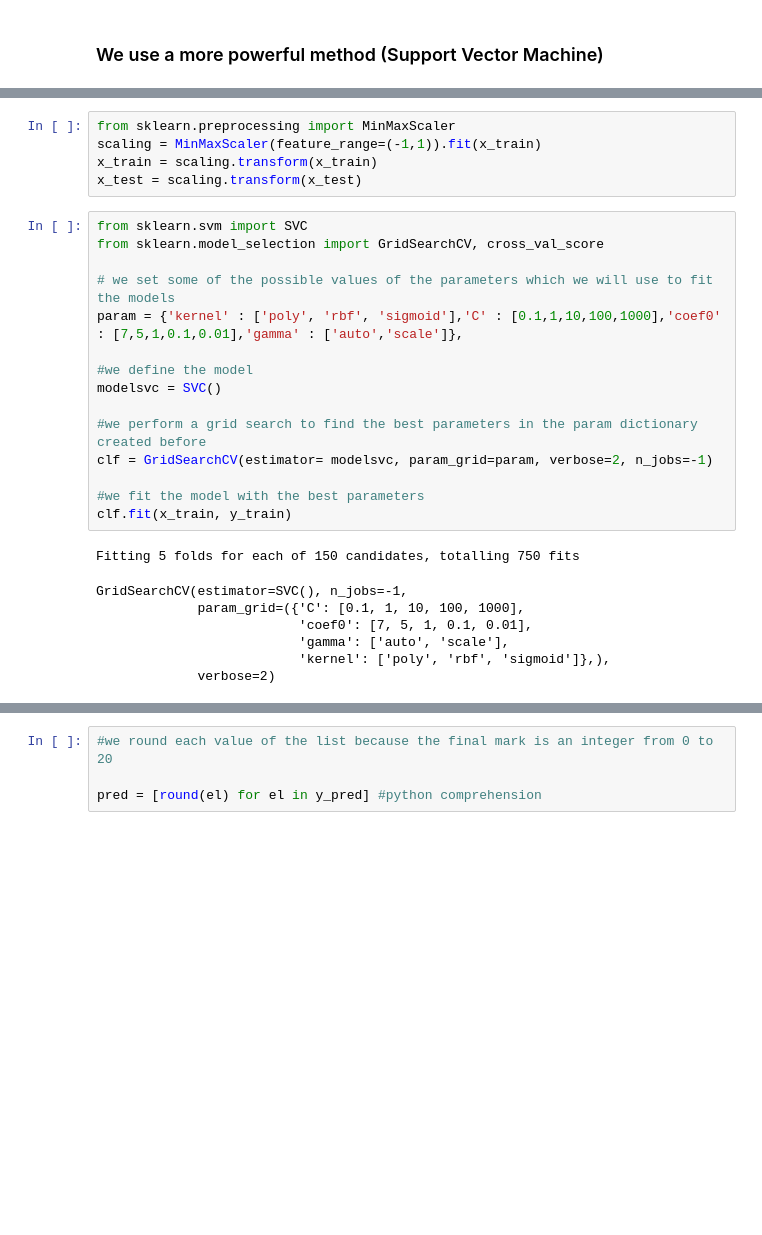
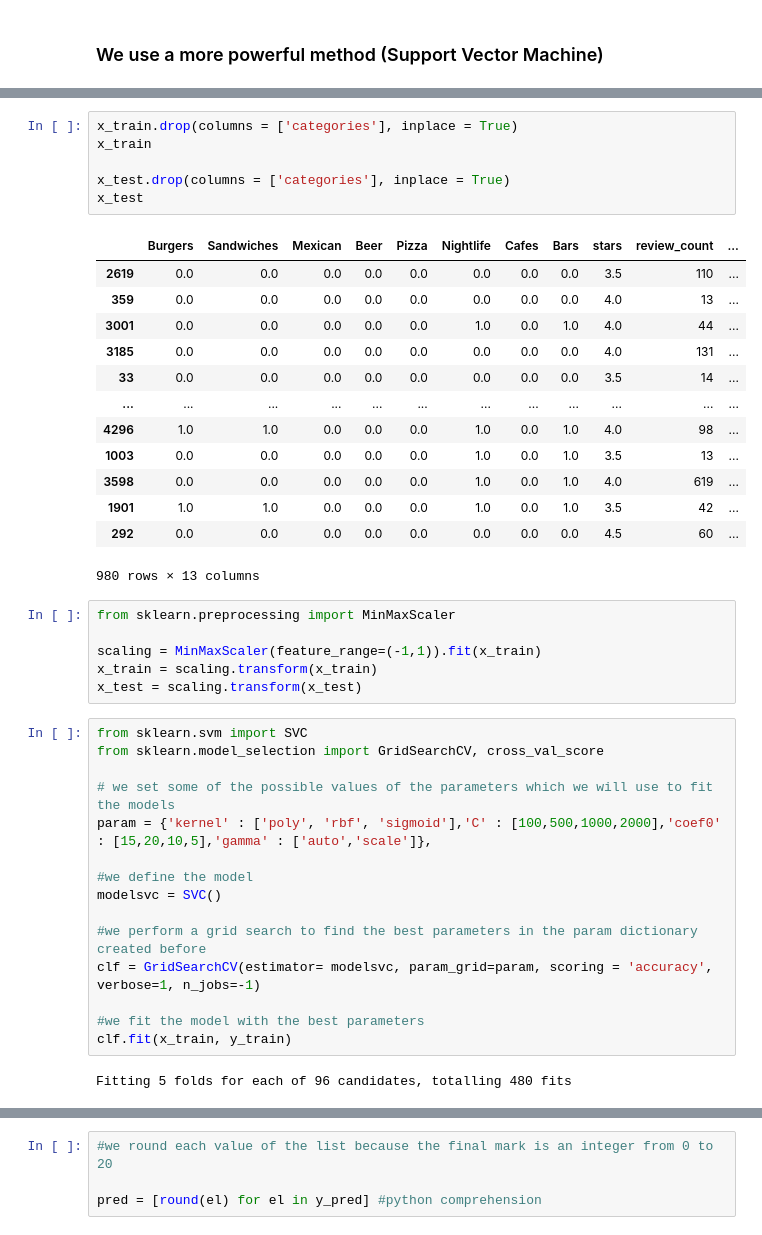
Before and after one commit to lucarossi9/Statistical-computation-project-2, a Jupyter notebook: closing_restaurants.ipynb, the cells around one changed output, grey strips where cells are left out. Saved outputs shown, nothing was run; the diff lists cells and outputs as text; blank space fills up the shorter version.

Commit message:
rerun the models

```diff
--- a/closing_restaurants.ipynb
+++ b/closing_restaurants.ipynb
@@ -645,5 +641,26 @@ Name: is_open, Length: 3918, dtype: int64
+# %%
+x_train.drop(columns = ['categories'], inplace = True)
+x_train
+
+x_test.drop(columns = ['categories'], inplace = True)
+x_test
+# %% [output]
+|  | Burgers | Sandwiches | Mexican | Beer | Pizza | Nightlife | Cafes | Bars | stars | review_count | ... |
+| 2619 | 0.0 | 0.0 | 0.0 | 0.0 | 0.0 | 0.0 | 0.0 | 0.0 | 3.5 | 110 | ... |
+| 359 | 0.0 | 0.0 | 0.0 | 0.0 | 0.0 | 0.0 | 0.0 | 0.0 | 4.0 | 13 | ... |
+| 3001 | 0.0 | 0.0 | 0.0 | 0.0 | 0.0 | 1.0 | 0.0 | 1.0 | 4.0 | 44 | ... |
+| 3185 | 0.0 | 0.0 | 0.0 | 0.0 | 0.0 | 0.0 | 0.0 | 0.0 | 4.0 | 131 | ... |
+| 33 | 0.0 | 0.0 | 0.0 | 0.0 | 0.0 | 0.0 | 0.0 | 0.0 | 3.5 | 14 | ... |
+| ... | ... | ... | ... | ... | ... | ... | ... | ... | ... | ... | ... |
+| 4296 | 1.0 | 1.0 | 0.0 | 0.0 | 0.0 | 1.0 | 0.0 | 1.0 | 4.0 | 98 | ... |
+| 1003 | 0.0 | 0.0 | 0.0 | 0.0 | 0.0 | 1.0 | 0.0 | 1.0 | 3.5 | 13 | ... |
+| 3598 | 0.0 | 0.0 | 0.0 | 0.0 | 0.0 | 1.0 | 0.0 | 1.0 | 4.0 | 619 | ... |
+| 1901 | 1.0 | 1.0 | 0.0 | 0.0 | 0.0 | 1.0 | 0.0 | 1.0 | 3.5 | 42 | ... |
+| 292 | 0.0 | 0.0 | 0.0 | 0.0 | 0.0 | 0.0 | 0.0 | 0.0 | 4.5 | 60 | ... |
+980 rows × 13 columns
 # %%
 from sklearn.preprocessing import MinMaxScaler
+
 scaling = MinMaxScaler(feature_range=(-1,1)).fit(x_train)
 x_train = scaling.transform(x_train)
 x_test = scaling.transform(x_test)
@@ -652,24 +669,18 @@ from sklearn.svm import SVC
 from sklearn.model_selection import GridSearchCV, cross_val_score
 
 # we set some of the possible values of the parameters which we will use to fit the models
-param = {'kernel' : ['poly', 'rbf', 'sigmoid'],'C' : [0.1,1,10,100,1000],'coef0' : [7,5,1,0.1,0.01],'gamma' : ['auto','scale']},
+param = {'kernel' : ['poly', 'rbf', 'sigmoid'],'C' : [100,500,1000,2000],'coef0' : [15,20,10,5],'gamma' : ['auto','scale']},
 
 #we define the model
 modelsvc = SVC()
 
 #we perform a grid search to find the best parameters in the param dictionary created before
-clf = GridSearchCV(estimator= modelsvc, param_grid=param, verbose=2, n_jobs=-1)
+clf = GridSearchCV(estimator= modelsvc, param_grid=param, scoring = 'accuracy', verbose=1, n_jobs=-1)
 
 #we fit the model with the best parameters
 clf.fit(x_train, y_train)
 # %% [output]
-Fitting 5 folds for each of 150 candidates, totalling 750 fits
+Fitting 5 folds for each of 96 candidates, totalling 480 fits
-GridSearchCV(estimator=SVC(), n_jobs=-1,
-             param_grid=({'C': [0.1, 1, 10, 100, 1000],
-                          'coef0': [7, 5, 1, 0.1, 0.01],
-                          'gamma': ['auto', 'scale'],
-                          'kernel': ['poly', 'rbf', 'sigmoid']},),
-             verbose=2)
 # %%
 print(clf.best_estimator_) #we print the best parameters found with gridsearch
 y_pred = clf.predict(x_test) #we predict now the labels
```
Also changed, not shown: parts of 21 cells of this notebook.
